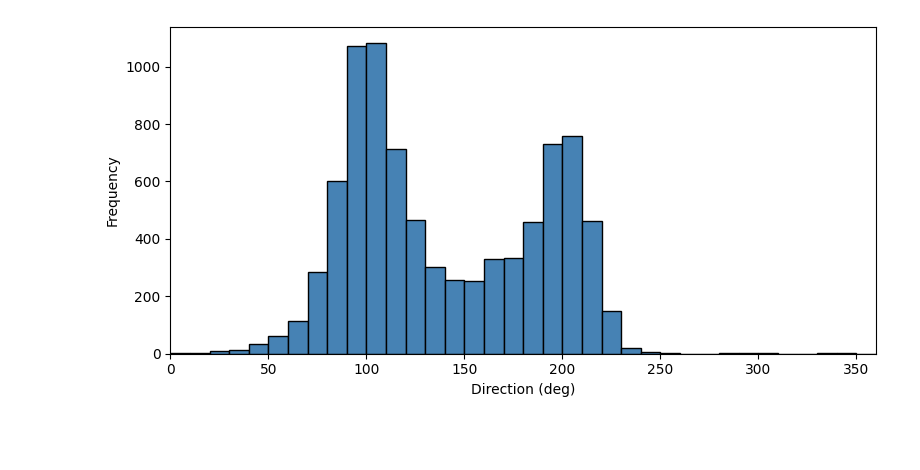
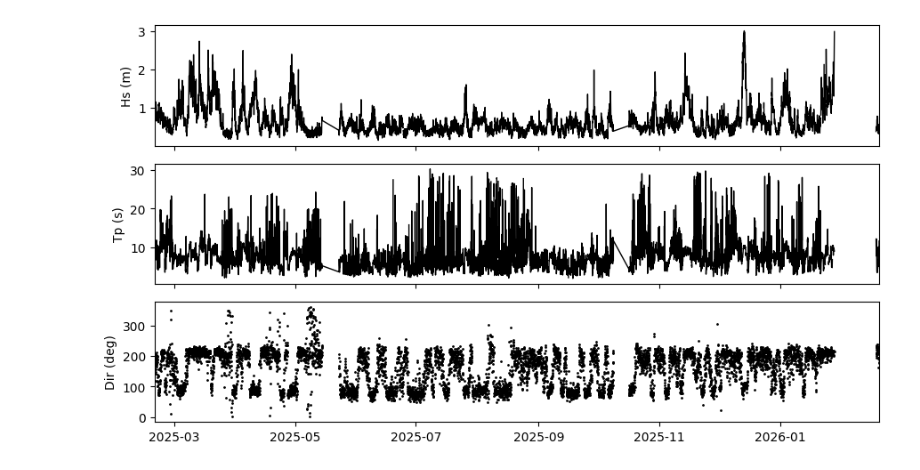
Before and after one commit to bernagcoastal/wave_rose, a Jupyter notebook: Read_wave_data_buoy.ipynb, the cells around one changed output. Saved outputs shown, nothing was run; the diff lists cells and outputs as text; code cells hidden in the pictures; blank space fills up the shorter version.

```diff
--- a/Read_wave_data_buoy.ipynb
+++ b/Read_wave_data_buoy.ipynb
@@ -11,7 +15,11 @@ A = np.loadtxt(filename, skiprows=2)
 # %%
+# Read wave data file
+filename = "Dataset_1.txt"
+A = np.loadtxt(filename, skiprows=2) # Read numeric matrix skipping first 2 header lines
+
+# Load wave data into our variables
 # Replace missing values (-9999.9)
 A[A == -9999.9] = np.nan
-
 # Build datetime from columns: YYYY MM DD HH
 time = pd.to_datetime(
     dict(year=A[:,0].astype(int),
@@ -19,3 +27,8 @@ time = pd.to_datetime(
          day=A[:,2].astype(int),
          hour=A[:,3].astype(int))
 )
+
+# Extract main wave parameters
+Hs  = A[:,4]    # Significant wave height (m)
+Tp  = A[:,8]    # Peak period (s)
+Dir = A[:,12]   # Mean wave direction (FROM, deg), 0=N,90=E
@@ -42,10 +39,15 @@ plt.tight_layout()
 # %%
-plt.figure(figsize=(8,4))
-bins_dir = np.arange(0, 361, 10)
-plt.hist(Dir[np.isfinite(Dir)], bins=bins_dir, color='steelblue', edgecolor='k')
-plt.xlabel("Direction (deg)")
-plt.ylabel("Frequency")
-plt.xlim(0, 360)
+# -------------------- OUR FIRST PLOT!!!! --------------------
+fig, axes = plt.subplots(3, 1, figsize=(9, 5), sharex=True)
+axes[0].plot(time, Hs, 'k', lw=1)
+axes[0].set_ylabel("Hs (m)")
+axes[1].plot(time, Tp, 'k', lw=1)
+axes[1].set_ylabel("Tp (s)")
+axes[2].plot(time, Dir, 'k.', ms=2)
+axes[2].set_ylabel("Dir (deg)")
+axes[2].set_xlim(time.iloc[0], time.iloc[-1])
+for ax in axes:
+    ax.tick_params(labelsize=10)
 plt.tight_layout()
 # %% [output]
-[figure, old version]
+[figure, new version]
```
Also changed, not shown: parts of 8 cells of this notebook, 2 other files.
